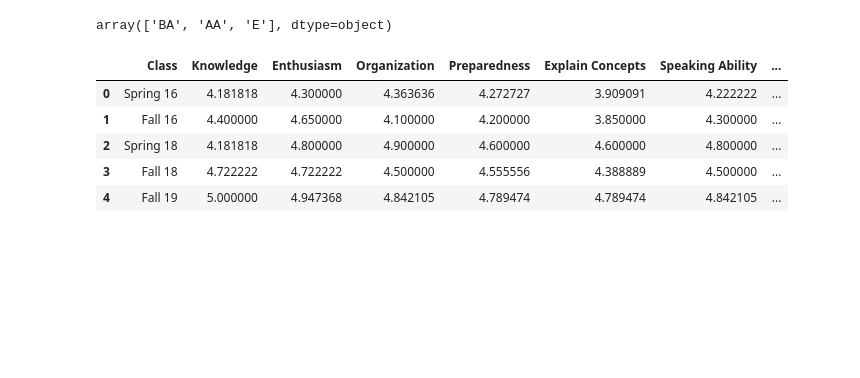
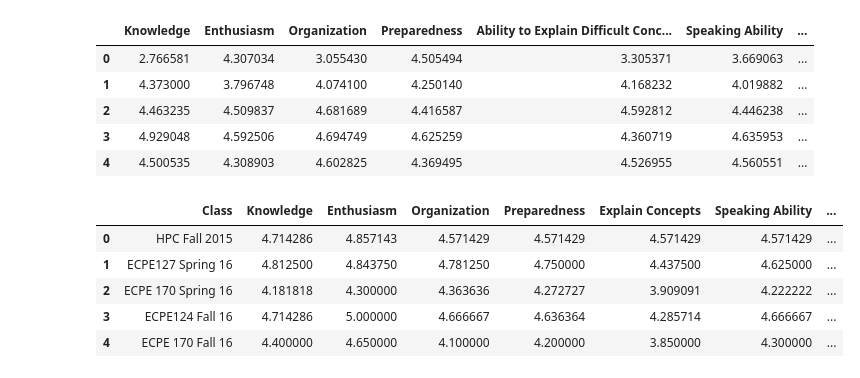
Before and after one commit to ManoharDhulipala/NLTK, a Jupyter notebook: KNN_Approach.ipynb, the cells around one changed output. Cells and saved outputs as stored; diff of their text form; code cells hidden in the pictures; blank space fills up the shorter version.

```diff
--- a/KNN_Approach.ipynb
+++ b/KNN_Approach.ipynb
@@ -7,7 +8,7 @@ import seaborn as sns
 import pandas as pd
 from sklearn.metrics import classification_report, confusion_matrix, accuracy_score
 # %%
-df = pd.read_csv('KNN2.csv')
+df = pd.read_csv('KNN_DATA.csv')
 df.head()
 # %% [output]
 |  | Class | Knowledge | Enthusiasm | Organization | Preparedness | Explain Concepts | Speaking Ability | ... |
@@ -19,17 +20,26 @@ df.head()
+# %%
+x_test = pd.read_csv('testing.csv')
+x_test.head()
+# %% [output]
+|  | Knowledge | Enthusiasm | Organization | Preparedness | Ability to Explain Difficult Conc... | Speaking Ability | ... |
+| 0 | 2.766581 | 4.307034 | 3.055430 | 4.505494 | 3.305371 | 3.669063 | ... |
+| 1 | 4.373000 | 3.796748 | 4.074100 | 4.250140 | 4.168232 | 4.019882 | ... |
+| 2 | 4.463235 | 4.509837 | 4.681689 | 4.416587 | 4.592812 | 4.446238 | ... |
+| 3 | 4.929048 | 4.592506 | 4.694749 | 4.625259 | 4.360719 | 4.635953 | ... |
+| 4 | 4.500535 | 4.308903 | 4.602825 | 4.369495 | 4.526955 | 4.560551 | ... |
 # %%
-df['Rating'].unique()
+test = df['Rating'].unique()
+test = np.append(test, 'A')
-# %% [output]
-array(['BA', 'AA', 'E'], dtype=object)
 # %%
-df['Rating'] = df['Rating'].map({'BA' :0, 'AA' :1, 'E' :2}).astype(int) #mapping numbers
+df['Rating'] = df['Rating'].map({'P':0,'BA' :1, 'A':2, 'AA' :3, 'E' :4}).astype(int) #mapping numbers
 df.head()
 # %% [output]
 |  | Class | Knowledge | Enthusiasm | Organization | Preparedness | Explain Concepts | Speaking Ability | ... |
-| 0 | Spring 16 | 4.181818 | 4.300000 | 4.363636 | 4.272727 | 3.909091 | 4.222222 | ... |
-| 1 | Fall 16 | 4.400000 | 4.650000 | 4.100000 | 4.200000 | 3.850000 | 4.300000 | ... |
-| 2 | Spring 18 | 4.181818 | 4.800000 | 4.900000 | 4.600000 | 4.600000 | 4.800000 | ... |
-| 3 | Fall 18 | 4.722222 | 4.722222 | 4.500000 | 4.555556 | 4.388889 | 4.500000 | ... |
-| 4 | Fall 19 | 5.000000 | 4.947368 | 4.842105 | 4.789474 | 4.789474 | 4.842105 | ... |
+| 0 | HPC Fall 2015 | 4.714286 | 4.857143 | 4.571429 | 4.571429 | 4.571429 | 4.571429 | ... |
+| 1 | ECPE127 Spring 16 | 4.812500 | 4.843750 | 4.781250 | 4.750000 | 4.437500 | 4.625000 | ... |
+| 2 | ECPE 170 Spring 16 | 4.181818 | 4.300000 | 4.363636 | 4.272727 | 3.909091 | 4.222222 | ... |
+| 3 | ECPE124 Fall 16 | 4.714286 | 5.000000 | 4.666667 | 4.636364 | 4.285714 | 4.666667 | ... |
+| 4 | ECPE 170 Fall 16 | 4.400000 | 4.650000 | 4.100000 | 4.200000 | 3.850000 | 4.300000 | ... |
 # %%
 plt.close();
 sns.set_style('whitegrid');
```
Also changed, not shown: parts of 5 cells of this notebook, 3 other files.
